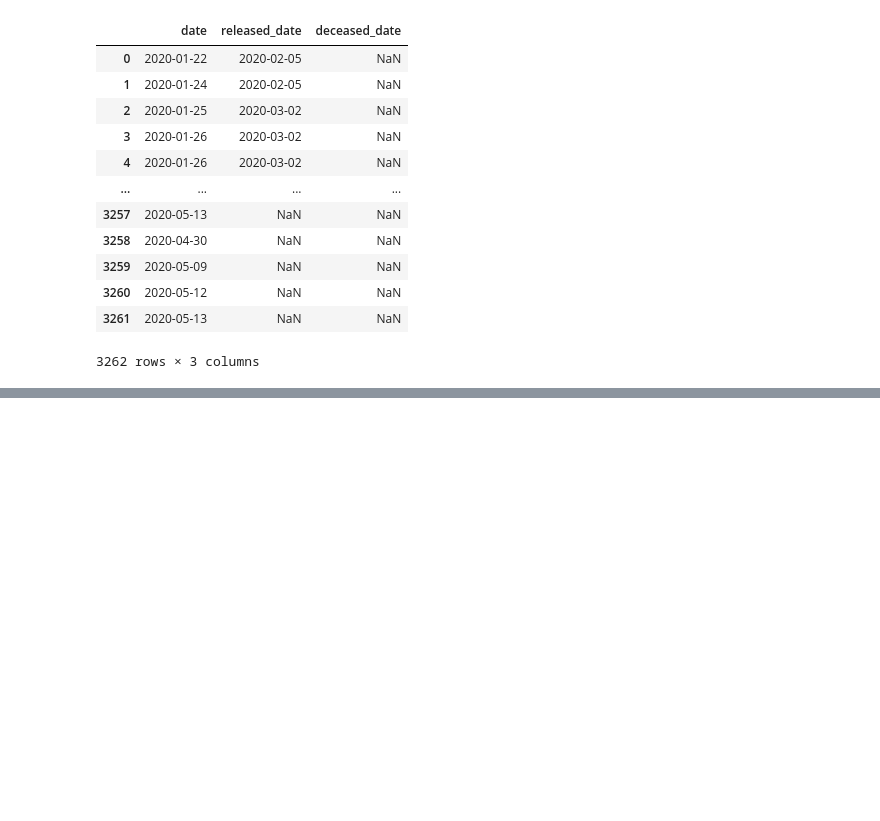
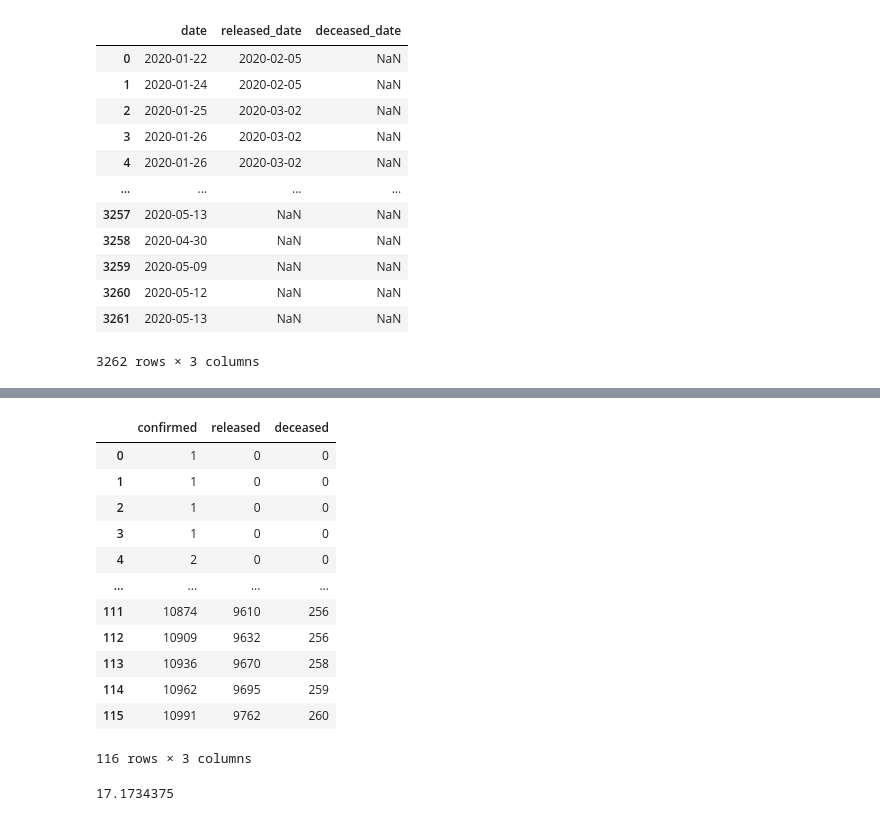
Before and after one commit to ludovicaschaerf/MRWP_Final_Project, a Jupyter notebook: Model Creation.ipynb, the cells around one changed output, grey strips where cells are left out. Drawn from its saved outputs; the diff is of its cells as text; code cells hidden in the pictures; blank space fills up the shorter version.

```diff
--- a/Model Creation.ipynb
+++ b/Model Creation.ipynb
@@ -205,0 +298,23 @@ data[['date', 'released_date', 'deceased_date']]
+# %%
+with open('./coronavirusdataset/Time.csv', 'rb') as infile:
+    time = pd.read_csv(infile)
+# %%
+time[['confirmed', 'released', 'deceased']]
+# %% [output]
+|  | confirmed | released | deceased |
+| 0 | 1 | 0 | 0 |
+| 1 | 1 | 0 | 0 |
+| 2 | 1 | 0 | 0 |
+| 3 | 1 | 0 | 0 |
+| 4 | 2 | 0 | 0 |
+| ... | ... | ... | ... |
+| 111 | 10874 | 9610 | 256 |
+| 112 | 10909 | 9632 | 256 |
+| 113 | 10936 | 9670 | 258 |
+| 114 | 10962 | 9695 | 259 |
+| 115 | 10991 | 9762 | 260 |
+116 rows × 3 columns
+# %%
+10991/640
+# %% [output]
+17.1734375
```
Also changed, not shown: parts of 18 cells of this notebook.
